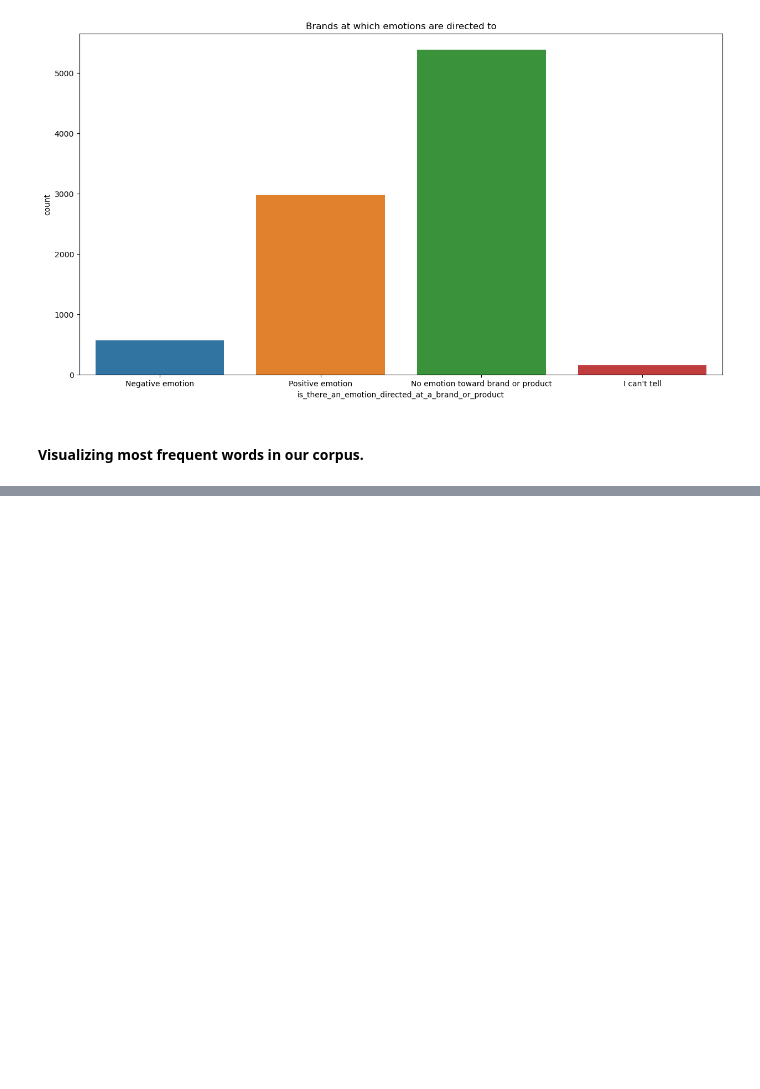
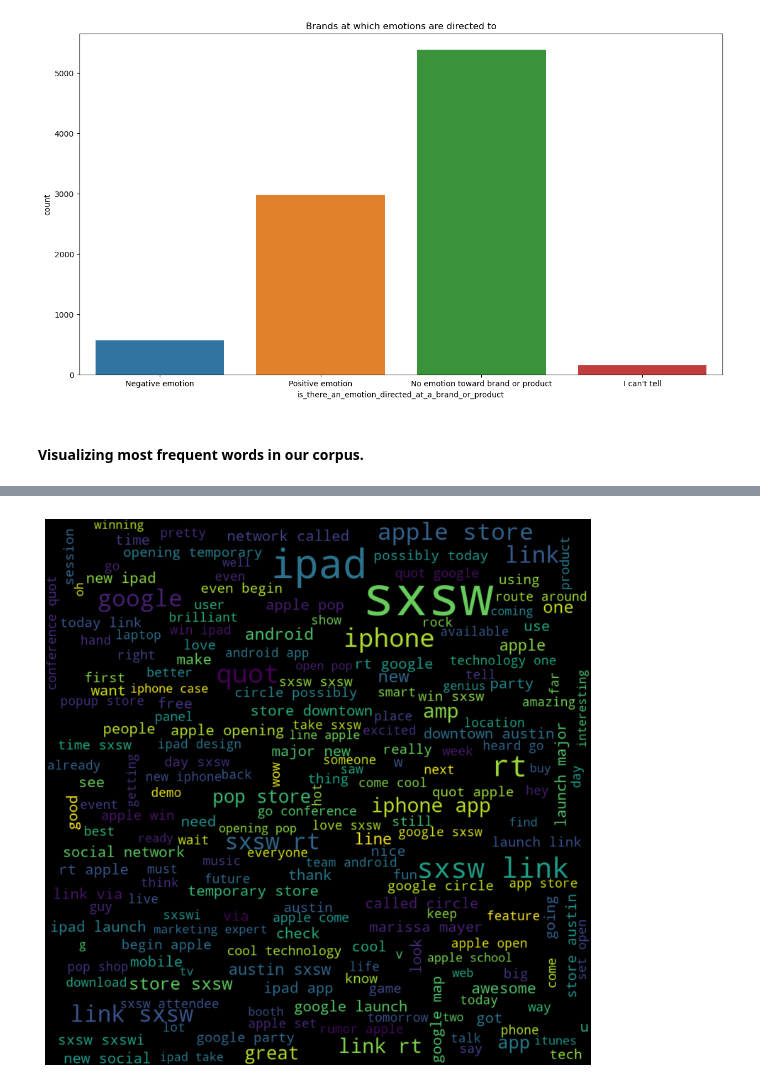
Before and after one commit to dev-ezzy/Text-classifier, a Jupyter notebook: index.ipynb, the cells around one changed output, grey strips where cells are left out. Saved outputs shown, nothing was run; the diff lists cells and outputs as text; code cells hidden in the pictures; blank space fills up the shorter version.

```diff
--- a/index.ipynb
+++ b/index.ipynb
@@ -253,0 +256,13 @@ plt.show();
+# %%
+#most frequent words on positive tweets
+text = " ".join([word for tweet in tweet_df["cleaned"][tweet_df["is_there_an_emotion_directed_at_a_brand_or_product"] == "Positive emotion"] for word in tweet])
+#instantiatiating wordcloud
+wordcloud = WordCloud(height= 1000, width= 1000, max_font_size= 100, random_state= 123).generate(text)
+#
+#plotting the cloud
+plt.figure(figsize=(10, 10))
+plt.imshow(wordcloud, interpolation= "bilinear")
+plt.axis("off")
+plt.show()
+# %% [output]
+[figure, added]
```
Also changed, not shown: parts of 2 cells of this notebook.
